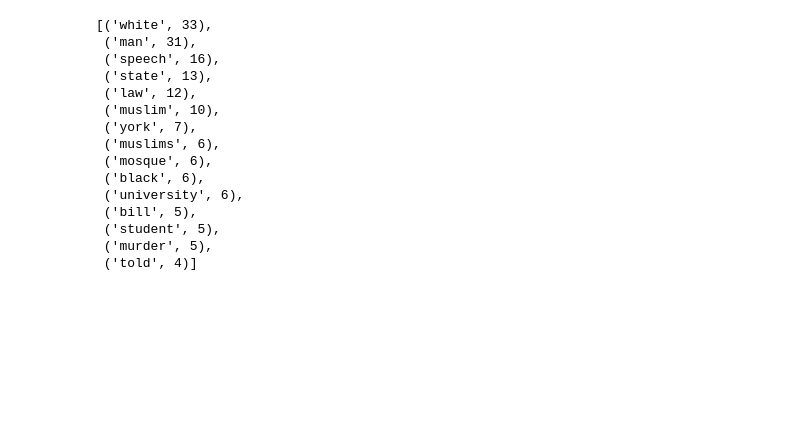
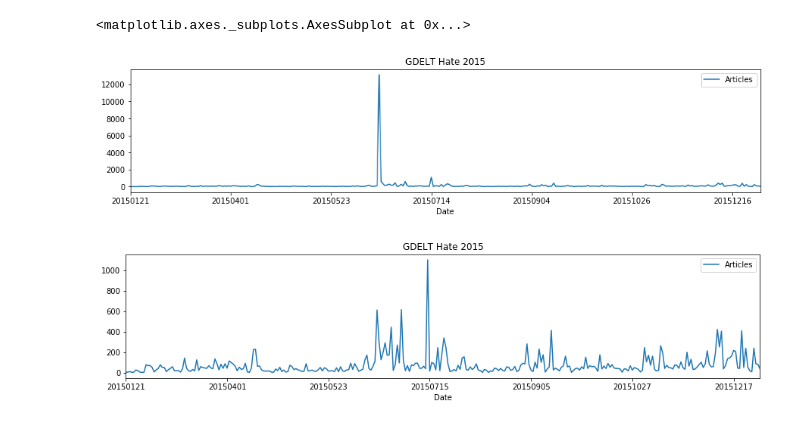
Before and after one commit to Jwmazzi/media_research, a Jupyter notebook: planning/GDELT Overview.ipynb, the cells around one changed output. Saved outputs shown, nothing was run; the diff lists cells and outputs as text; code cells hidden in the pictures; blank space fills up the shorter version.

```diff
--- a/planning/GDELT Overview.ipynb
+++ b/planning/GDELT Overview.ipynb
@@ -282,20 +33,14 @@ Average Event Length: 5.0
-# %%
-all_keys = list(chain(*[k['keywords'] for k in events.values()]))
-count = Counter(all_keys).most_common(15)
-count
-# %% [output]
-[('white', 33),
- ('man', 31),
- ('speech', 16),
- ('state', 13),
- ('law', 12),
- ('muslim', 10),
- ('york', 7),
- ('muslims', 6),
- ('mosque', 6),
- ('black', 6),
- ('university', 6),
- ('bill', 5),
- ('student', 5),
- ('murder', 5),
- ('told', 4)]
+# %%
+cur.execute('''
+            select sqldate, sum(numarticles)
+            from gdelt_hate
+            where left(sqldate, 4)::integer = 2015
+            group by sqldate order by sqldate
+            ''')
+h_df = pd.DataFrame([r for r in cur.fetchall()], columns=['Date', 'Articles'])
+h_df.plot(x='Date', y='Articles', figsize=(15, 3), title='GDELT Hate 2015'.format(year))
+h_df[h_df.Date != '20150618'].plot(x='Date', y='Articles', figsize=(15, 3), title='GDELT Hate 2015'.format(year))
+# %% [output]
+<matplotlib.axes._subplots.AxesSubplot at 0x...>
+[figure, added]
+[figure, added]
```
Also changed, not shown: parts of 19 cells of this notebook, 20 other files.
